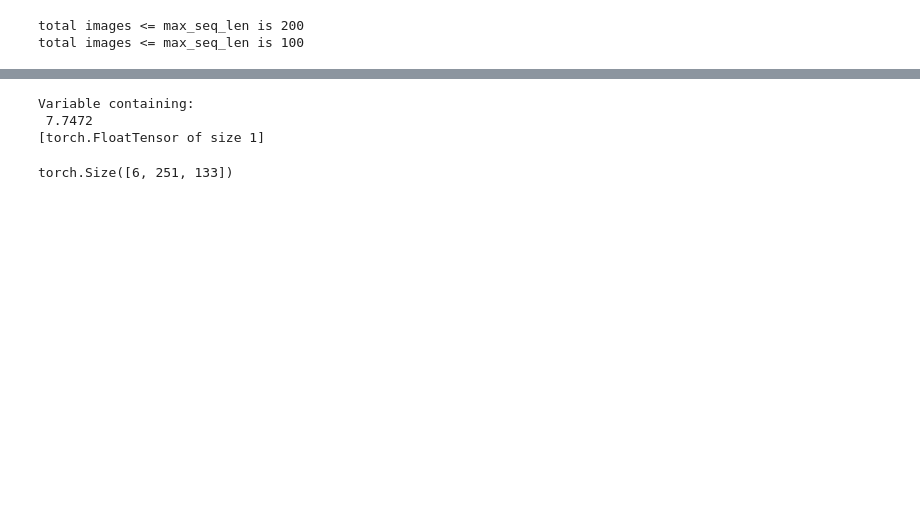
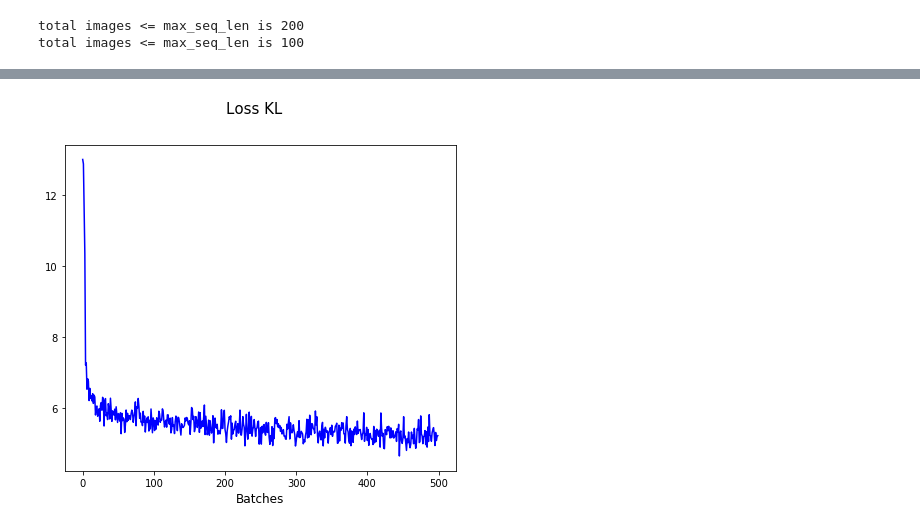
Before and after one commit to kalifou/ICLR_2018_Reproducibility_Challenge, a Jupyter notebook: sketch_firstTry.ipynb, the cells around one changed output, grey strips where cells are left out. Saved outputs shown, nothing was run; the diff lists cells and outputs as text; code cells hidden in the pictures; blank space fills up the shorter version.

```diff
--- a/sketch_firstTry.ipynb
+++ b/sketch_firstTry.ipynb
@@ -46,7 +48,7 @@ class Encoder(nn.Module):
         sigma = torch.exp( sigma * 0.5)
         eps = Variable(torch.randn(self.Nz))
         z = mu + sigma * eps
-        return F.tanh(self.h0(z)), z
+        return F.tanh(self.h0(z)), z, mu, sigma
 # %%
 class Decoder(nn.Module):
 
@@ -76,11 +79,44 @@ class SketchRNN(nn.Module):
 
     def forward(self, x):
         # we don't take the inisiale S0 in the encoder so we do the 1:
-        h0, z = self.encoder(x[:, 1:250+1, :])
+        h0, z, mu, sigma = self.encoder(x[:, 1:250+1, :])
         #here we take S0
         new_input = torch.cat((x[:, :250, :], z.view(self.batchSize, 1, self.Nz).expand(self.batchSize, self.max_seq_len, self.Nz)), 2)
         y = self.decoder(new_input)
-        return y
+        return y, mu, sigma
+# %%
+def bi_normal(x1, x2, mu1, mu2, s1, s2, rho):
+
+    x1 = x1.contiguous().view(-1, 1).expand(x1.size(0), M)
+    x2 = x2.contiguous().view(-1, 1).expand(x1.size(0), M)
+    norm1 = x1 - mu1
+    norm2 = x2 - mu2
+    z = torch.div(norm1, s1).pow(2) + torch.div(norm2, s2).pow(2) - 2 * torch.div(torch.mul(rho, torch.mul(norm1, norm2)), torch.mul(s1,s2))
+    coef = torch.exp(-z/(2*(1-rho.pow(2))))
+    #print(coef)
+    denom = 2 * F.math.pi * s1 * s2 * torch.sqrt(1-rho.pow(2))
+    #print(denom)
+    result = torch.div(coef, denom)
+    return result
+
+
+def loss(z_pi, z_mu1, z_mu2, z_sigma1, z_sigma2, z_corr, z_pen_logits, x1, x2, pen, seq_len):
+
+    indices = []
+    for i in range(len(s)): indices += [a+250*i for a in range(s[i])]
+    #indices = torch.LongTensor(indices)
+    ls = bi_normal(x1[indices,], x2[indices,], z_mu1[indices,], z_mu2[indices,], z_sigma1[indices,], z_sigma2[indices,], z_corr[indices,])
+    ls = torch.mul(ls, z_pi[indices,])
+    ls = torch.sum(ls, 1, keepdim=True) # TODO change to Ns not Nmax
+    ls = - torch.log(ls + 1e-6)
+    ls = torch.mean(ls)
+
+    lp = torch.log(z_pen_logits)
+    lp = torch.mul(lp, pen)
+    lp = - torch.sum(lp, 1, keepdim=True)
+    lp = torch.mean(lp)
+
+    return ls+lp
 # %%
 M = 5
 sketchRnn = SketchRNN(5, 6, 100, 32, 6*M+3, 250)
@@ -131,11 +149,0 @@ def loss(z_pi, z_mu1, z_mu2, z_sigma1, z_sigma2, z_corr, z_pen_logits, x1, x2, p
-# %%
-x1 = target[:,0]
-x2 = target[:,1]
-pen = target[:,2:]
-lr = loss(z_pi, z_mu1, z_mu2, z_sigma1, z_sigma2, z_corr, z_pen_logits, x1, x2, pen)
-lr = torch.mean(lr)
-lr
-# %% [output]
-Variable containing:
- 7.7472
-[torch.FloatTensor of size 1]
@@ -149,5 +149,0 @@ h0, z = vae(Variable(h))
-# %%
-torch.cat((x, z.view(6, 1, 128).expand(6, 251, 128)), 2)
-torch.cat((x, z.view(batch_size, 1, N_z).expand(batch_size, max_seq_len+1, N_z)), 2)
-# %% [output]
-torch.Size([6, 251, 133])
@@ -197,0 +150,8 @@ while nb+6 < 101:
+# %%
+fig = plt.figure(figsize=(7,6))
+fig.suptitle("Loss KL",fontsize=15)
+plt.plot(range(len(los)),los, 'b-')
+plt.xlabel("Batches", fontsize=12)
+plt.show()
+# %% [output]
+[figure, added]
```
Also changed, not shown: parts of 11 cells of this notebook.
